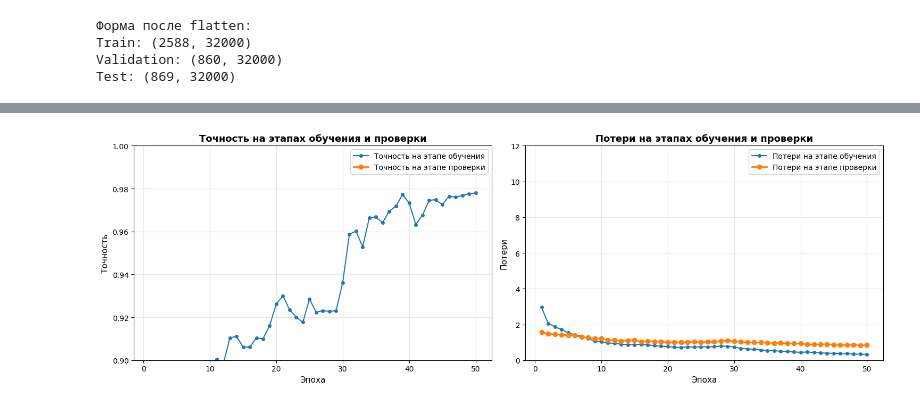
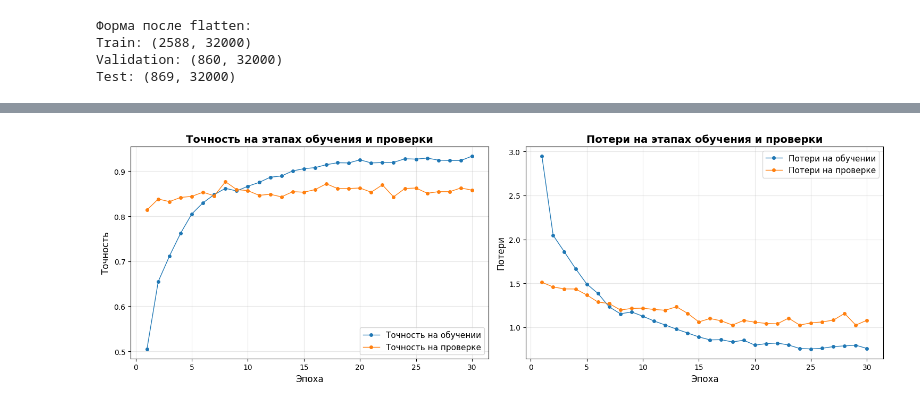
Before and after one commit to Ddkaba/IAD_Lab_3, a Jupyter notebook: IAD_Lab3.ipynb, the cells around one changed output, grey strips where cells are left out. Drawn from its saved outputs; the diff is of its cells as text; code cells hidden in the pictures.

```diff
--- a/IAD_Lab3.ipynb
+++ b/IAD_Lab3.ipynb
@@ -694,7 +692,7 @@ model_features.compile(
 # Обучение на извлеченных признаках с callbacks
 from tensorflow.keras.callbacks import ModelCheckpoint, EarlyStopping, ReduceLROnPlateau
 
-epochs_features = 50
+epochs_features = 30
 
 # Настройка callbacks (как в лекциях)
 callbacks = [
@@ -750,47 +748,44 @@ Restoring model weights from the end of the best epoch: 49.
 # %%
-# Построение графиков (в стиле лекций)
+import matplotlib.pyplot as plt
+
+# Построение графиков точности и потерь
 fig, axes = plt.subplots(1, 2, figsize=(15, 5))
 
+# Определение диапазона эпох
 epochs_range = range(1, len(history_features.history['accuracy']) + 1)
 
 # График точности
-axes[0].plot(epochs_range, history_features.history['accuracy'], 'o-',
-             label='Точность на этапе обучения', markersize=4)
-axes[0].plot(epochs_range, history_features.history['val_accuracy'], 'o-',
-             label='Точность на этапе проверки', linewidth=2)
-axes[0].set_title('Точность на этапах обучения и проверки', fontsize=13, fontweight='bold')
-axes[0].set_xlabel('Эпоха', fontsize=11)
-axes[0].set_ylabel('Точность', fontsize=11)
-axes[0].set_ylim([0.9, 1.0])
-axes[0].legend(fontsize=10)
+axes[0].plot(epochs_range, history_features.history['accuracy'], 'o-', label='Точность на обучении', markersize=4, linewidth=1)
+axes[0].plot(epochs_range, history_features.history['val_accuracy'], 'o-', label='Точность на проверке', markersize=4, linewidth=1)
+axes[0].set_title('Точность на этапах обучения и проверки', fontsize=14, fontweight='bold')
+axes[0].set_xlabel('Эпоха', fontsize=12)
+axes[0].set_ylabel('Точность', fontsize=12)
+axes[0].legend(loc='lower right', fontsize=11)
 axes[0].grid(True, alpha=0.3)
 
 # График потерь
-axes[1].plot(epochs_range, history_features.history['loss'], 'o-',
-             label='Потери на этапе обучения', markersize=4)
-axes[1].plot(epochs_range, history_features.history['val_loss'], 'o-',
-             label='Потери на этапе проверки', linewidth=2)
-axes[1].set_title('Потери на этапах обучения и проверки', fontsize=13, fontweight='bold')
-axes[1].set_xlabel('Эпоха', fontsize=11)
-axes[1].set_ylabel('Потери', fontsize=11)
-axes[1].set_ylim([0, 12])
-axes[1].legend(fontsize=10)
+axes[1].plot(epochs_range, history_features.history['loss'], 'o-', label='Потери на обучении', markersize=4, linewidth=1)
+axes[1].plot(epochs_range, history_features.history['val_loss'], 'o-', label='Потери на проверке', markersize=4, linewidth=1)
+axes[1].set_title('Потери на этапах обучения и проверки', fontsize=14, fontweight='bold')
+axes[1].set_xlabel('Эпоха', fontsize=12)
+axes[1].set_ylabel('Потери', fontsize=12)
+axes[1].legend(loc='upper right', fontsize=11)
 axes[1].grid(True, alpha=0.3)
 
 plt.tight_layout()
 plt.show()
 
 # Финальные метрики
 final_train_acc = history_features.history['accuracy'][-1]
 final_val_acc = history_features.history['val_accuracy'][-1]
 final_train_loss = history_features.history['loss'][-1]
 final_val_loss = history_features.history['val_loss'][-1]
 
 print(f'\nФинальные метрики:')
-print(f'Train Accuracy: {final_train_acc:.4f} ({final_train_acc*100:.2f}%)')
-print(f'Validation Accuracy: {final_val_acc:.4f} ({final_val_acc*100:.2f}%)')
-print(f'Train Loss: {final_train_loss:.4f}')
-print(f'Validation Loss: {final_val_loss:.4f}')
+print(f'Точность на обучении: {final_train_acc:.4f} ({final_train_acc*100:.2f}%)')
+print(f'Точность на проверке: {final_val_acc:.4f} ({final_val_acc*100:.2f}%)')
+print(f'Потери на обучении: {final_train_loss:.4f}')
+print(f'Потери на проверке: {final_val_loss:.4f}')
 # %% [output]
-[figure, old version]
+[figure, new version]
 Финальные метрики:
```
Also changed, not shown: parts of 6 cells of this notebook.
